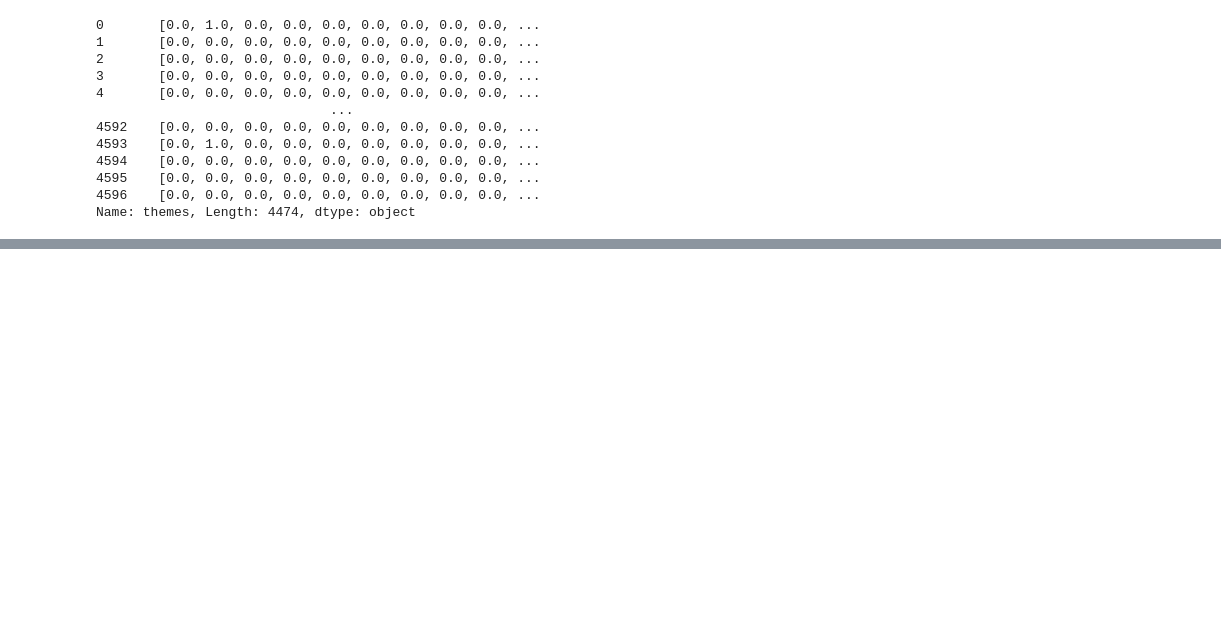
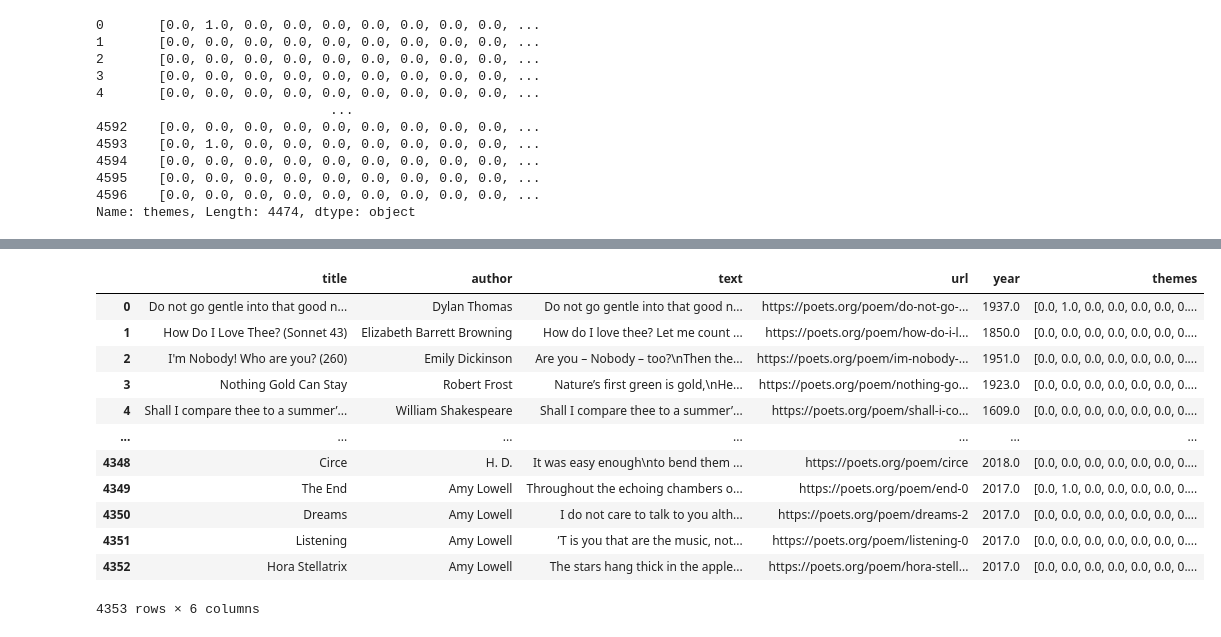
Before and after one commit to triantafillu/PoetryNLP-TopicDecadePredictor, a Jupyter notebook: data/test.ipynb, the cells around one changed output, grey strips where cells are left out. Drawn from its saved outputs; the diff is of its cells as text; code cells hidden in the pictures; blank space fills up the shorter version.

Commit message:
added functions for labeling authors and clean nans

```diff
--- a/data/test.ipynb
+++ b/data/test.ipynb
@@ -72,0 +102,17 @@ Name: themes, Length: 4474, dtype: object
+# %%
+df = data_analysis.clear_nans(df)
+df
+# %% [output]
+|  | title | author | text | url | year | themes |
+| 0 | Do not go gentle into that good n... | Dylan Thomas | Do not go gentle into that good n... | https://poets.org/poem/do-not-go-... | 1937.0 | [0.0, 1.0, 0.0, 0.0, 0.0, 0.0, 0.... |
+| 1 | How Do I Love Thee? (Sonnet 43) | Elizabeth Barrett Browning | How do I love thee? Let me count ... | https://poets.org/poem/how-do-i-l... | 1850.0 | [0.0, 0.0, 0.0, 0.0, 0.0, 0.0, 0.... |
+| 2 | I'm Nobody! Who are you? (260) | Emily Dickinson | Are you – Nobody – too?\nThen the... | https://poets.org/poem/im-nobody-... | 1951.0 | [0.0, 0.0, 0.0, 0.0, 0.0, 0.0, 0.... |
+| 3 | Nothing Gold Can Stay | Robert Frost | Nature’s first green is gold,\nHe... | https://poets.org/poem/nothing-go... | 1923.0 | [0.0, 0.0, 0.0, 0.0, 0.0, 0.0, 0.... |
+| 4 | Shall I compare thee to a summer’... | William Shakespeare | Shall I compare thee to a summer’... | https://poets.org/poem/shall-i-co... | 1609.0 | [0.0, 0.0, 0.0, 0.0, 0.0, 0.0, 0.... |
+| ... | ... | ... | ... | ... | ... | ... |
+| 4348 | Circe | H. D. | It was easy enough\nto bend them ... | https://poets.org/poem/circe | 2018.0 | [0.0, 0.0, 0.0, 0.0, 0.0, 0.0, 0.... |
+| 4349 | The End | Amy Lowell | Throughout the echoing chambers o... | https://poets.org/poem/end-0 | 2017.0 | [0.0, 1.0, 0.0, 0.0, 0.0, 0.0, 0.... |
+| 4350 | Dreams | Amy Lowell | I do not care to talk to you alth... | https://poets.org/poem/dreams-2 | 2017.0 | [0.0, 0.0, 0.0, 0.0, 0.0, 0.0, 0.... |
+| 4351 | Listening | Amy Lowell | ’T is you that are the music, not... | https://poets.org/poem/listening-0 | 2017.0 | [0.0, 0.0, 0.0, 0.0, 0.0, 0.0, 0.... |
+| 4352 | Hora Stellatrix | Amy Lowell | The stars hang thick in the apple... | https://poets.org/poem/hora-stell... | 2017.0 | [0.0, 0.0, 0.0, 0.0, 0.0, 0.0, 0.... |
+4353 rows × 6 columns
```
Also changed, not shown: parts of 8 cells of this notebook, 2 other files.
